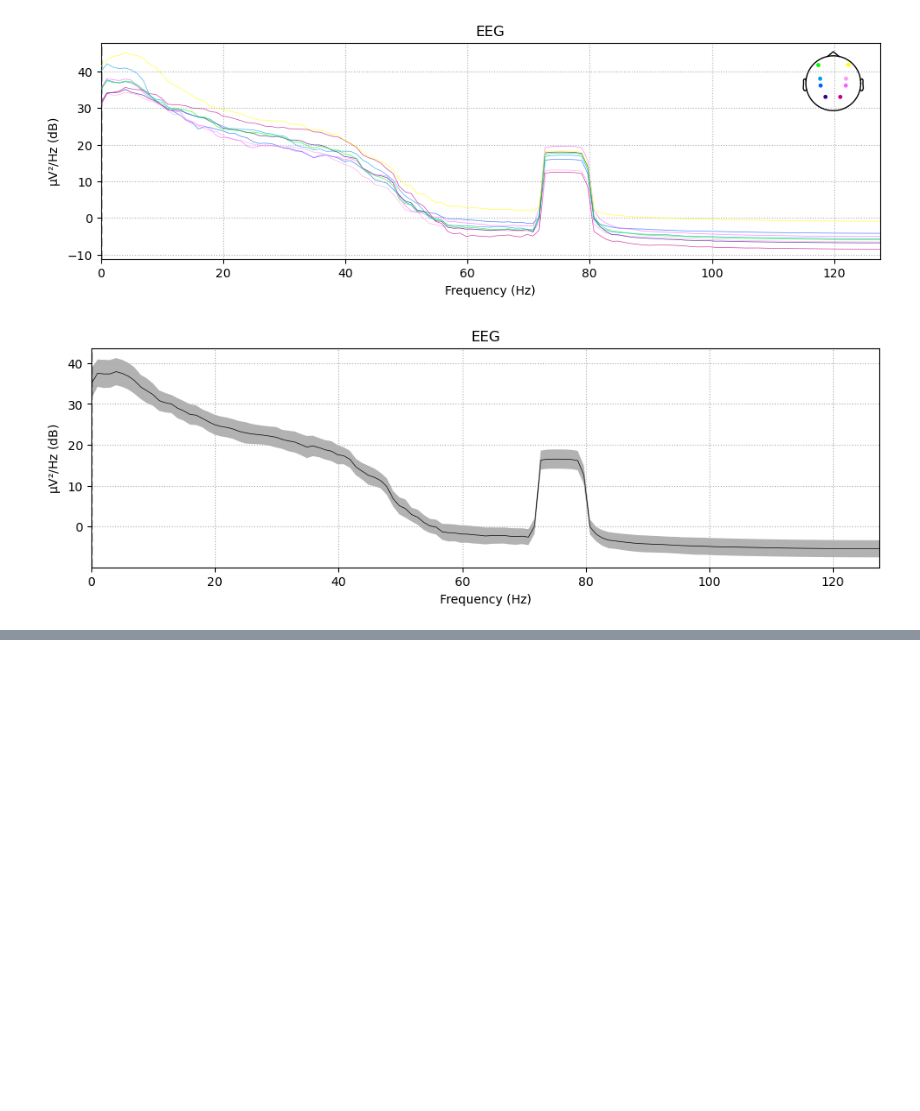
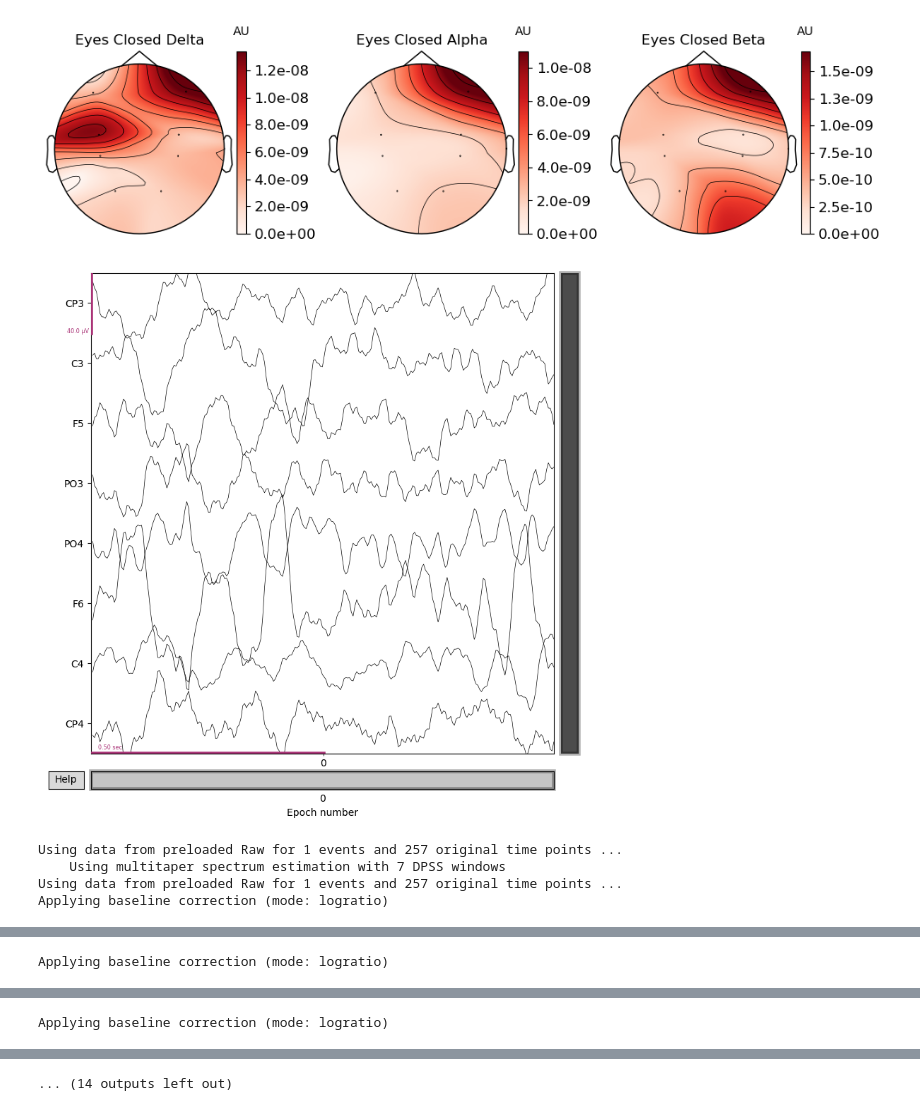
Before and after one commit to htil/crown-raw-eeg-nodejs, a Jupyter notebook: analyze.ipynb, the cells around one changed output, grey strips where cells are left out. Cells and saved outputs as stored; diff of their text form; code cells hidden in the pictures; blank space fills up the shorter version.

Commit message:
Add support for time-freq analysis of EEG data from CSV file

```diff
--- a/analyze.ipynb
+++ b/analyze.ipynb
@@ -69,27 +151,73 @@ def visualize(event_dict, eventTitle, epochs):
 # %%
 # Setting sensor location and Power Spectrum
 
-
+'''
 # Eyes Open
-raw = csvToRaw("eyes_open.csv", 8)
+reref, raw = csvToRaw("eyes_open.csv", 8)
 # Equally Spaced Events
-events = mne.make_fixed_length_events(raw, start=1, stop=10, duration=1.)
+events = mne.make_fixed_length_events(reref, start=1, stop=10, duration=1.)
 event_dict = {'open': 1}
-epochs = getEpochs(raw, events, event_dict)
+epochs = getEpochs(reref, events, event_dict)
+# reref.plot()
+# raw.plot()
 #epochs = epochs[1,2,3,5,6,7]
-visualize(event_dict, "eyes open", epochs)
-
+#visualizeSpectrum(event_dict, "eyes open", epochs)
+visualizePower(1, 35, epochs, False, True, "Eyes Open")
 
 ########################################
 
+
 # Eyes Closed
-raw = csvToRaw("eyes_closed.csv", 8)
+reref, raw  = csvToRaw("eyes_closed.csv", 8)
 # Equally Spaced Events
-events = mne.make_fixed_length_events(raw, start=1, stop=10, duration=1.)
+events = mne.make_fixed_length_events(reref, start=1, stop=10, duration=1.)
 event_dict = {'closed': 1}
-epochs = getEpochs(raw, events, event_dict)
+epochs = getEpochs(reref, events, event_dict)
 epochs = epochs[1,2,3,5,6,7]
-visualize(event_dict, "eyes closed", epochs)
+#visualizeSpectrum(event_dict, "eyes closed", epochs)
+#visualizePower(1, 4, epochs)
+visualizePower(1, 35, epochs, False, True, "Eyes Closed")
+'''
+
+#####
+# events = mne.make_fixed_length_events(reref, start=1, stop=end_time, duration=end_time-1)
+plotContinuousSpectorgram("eyes_closed.csv", [[512, 0, 1]], {"closed": 1},  length=1)
+
+'''
+
+# Example of evaluating continous EEG sample
+reref, raw  = csvToRaw("eyes_closed.csv", 8)
+power = reref.compute_psd()
+power.plot()
+power.plot_topomap()
+end_time = math.floor(len(reref.times) / reref.info['sfreq'])
+events = mne.make_fixed_length_events(reref, start=1, stop=end_time, duration=end_time-1)
+# events = [[256, 0, 1]]
+print("events: ", events)
+epochs = mne.Epochs(reref, events, tmin=0, tmax=8, event_id={"closed": 1}, baseline=(0,0))
+epochs.plot()
+visualizePower(1, 35, epochs, True, True, "Eyes Closed")
+'''
+
+
+
+
+
+
+#print(psd)
+#end_time = math.floor(len(reref.times) / reref.info['sfreq'])
+#print("time ", end_time)
+#events = mne.make_fixed_length_events(reref, start=0, stop=end_time, duration=end_time)
+#print(events)
+# epochs = mne.Epochs(raw, events, {'start':1}, 0, end_time)
+#event_dict = {'closed': 1}
+#epochs = mne.Epochs(raw, [[0, 0, 1]], tmin=0, tmax=5, event_id=event_dict, baseline=(0,0))
+
+#epochs.plot()
+#print(epochs)
+
+
+
 
 
 # epochs.plot()
@@ -124,2 +258,6 @@ Averaging across epochs...
-[figure, old version]
+[figure, new version]
-[figure, old version]
+[figure, new version]
+Using data from preloaded Raw for 1 events and 257 original time points ...
+    Using multitaper spectrum estimation with 7 DPSS windows
+Using data from preloaded Raw for 1 events and 257 original time points ...
+Applying baseline correction (mode: logratio)
@@ -126,0 +272 @@ Averaging across epochs...
+Applying baseline correction (mode: logratio)
@@ -126,0 +274 @@ Averaging across epochs...
+Applying baseline correction (mode: logratio)
@@ -126,0 +276 @@ Averaging across epochs...
+... (14 outputs left out)
```
Also changed, not shown: parts of 4 cells of this notebook.
